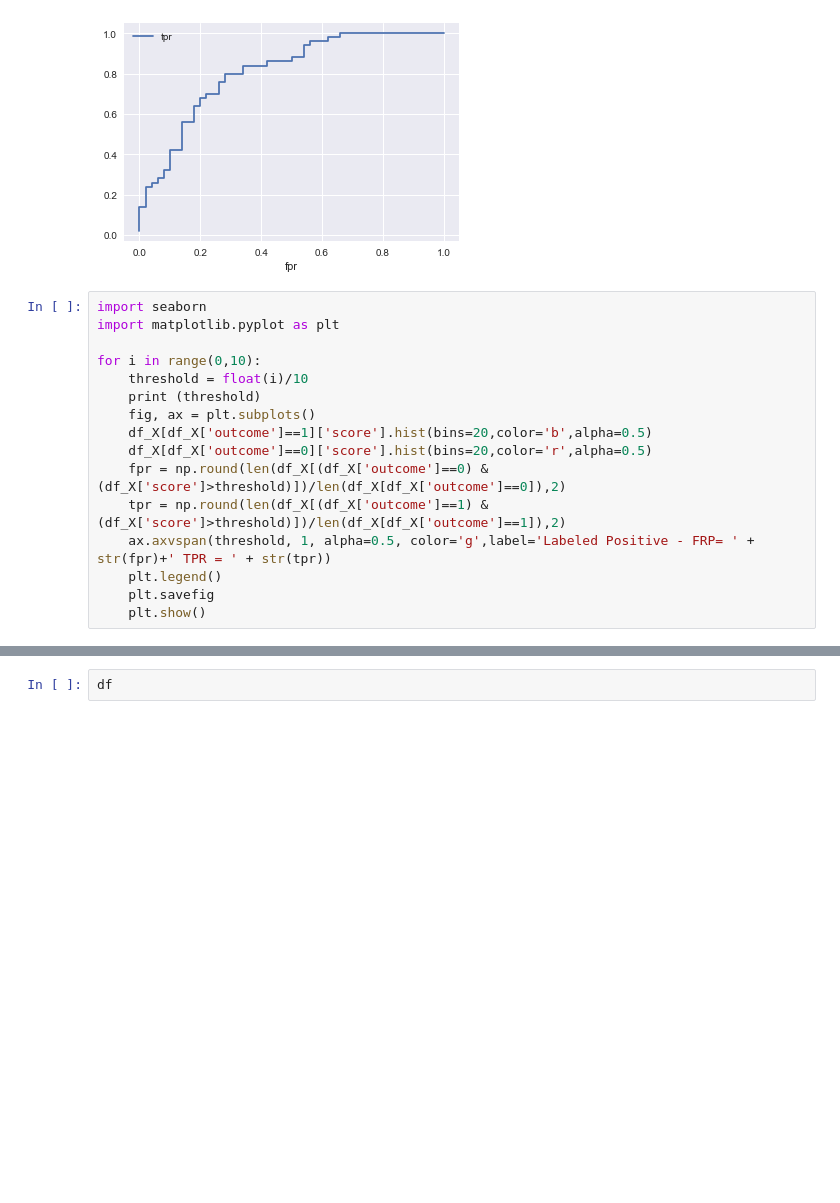
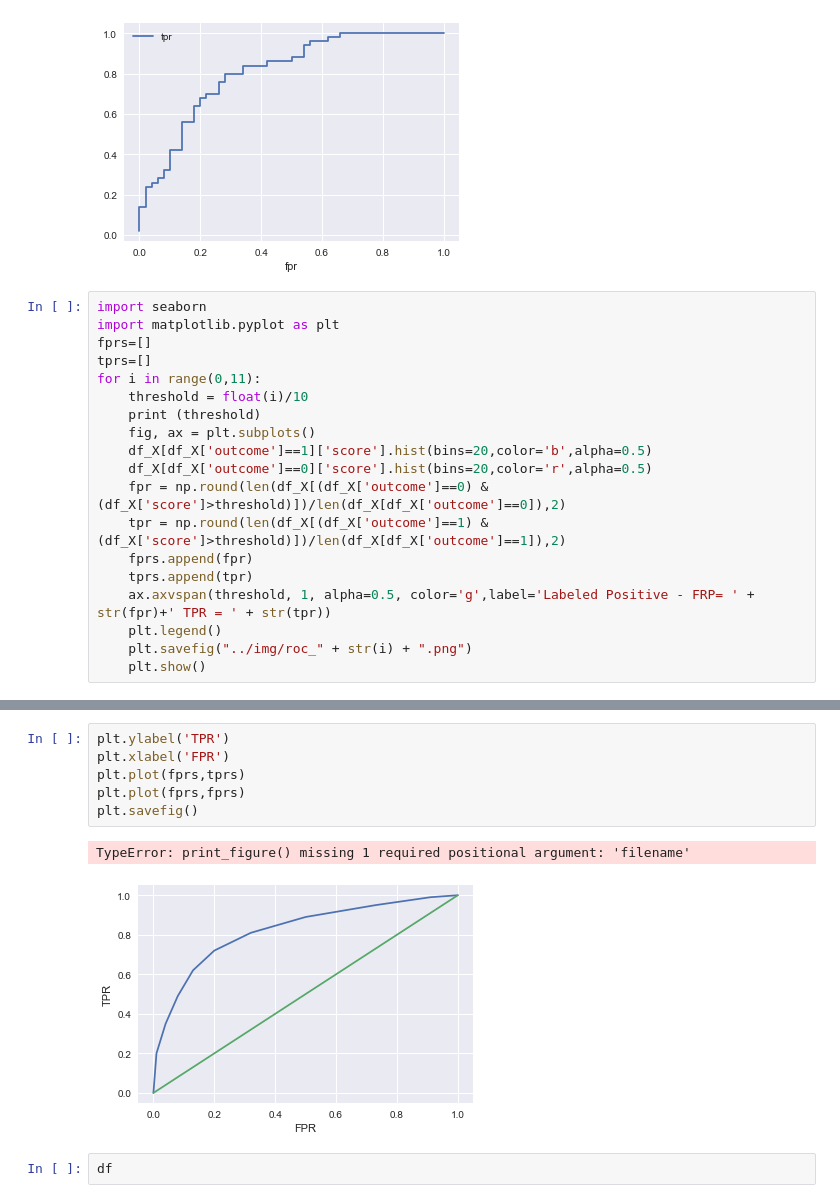
Before and after one commit to doriang102/doriang102.github.io, a Jupyter notebook: notebooks/Classification in Python.ipynb, the cells around one changed output, grey strips where cells are left out. Cells and saved outputs as stored; diff of their text form; blank space fills up the shorter version.

Commit message:
adding roc plots

```diff
--- a/notebooks/Classification in Python.ipynb
+++ b/notebooks/Classification in Python.ipynb
@@ -36,8 +36,9 @@ df.plot(x='fpr',y='tpr')
 # %%
 import seaborn
 import matplotlib.pyplot as plt
-
-for i in range(0,10):
+fprs=[]
+tprs=[]
+for i in range(0,11):
     threshold = float(i)/10
     print (threshold)
     fig, ax = plt.subplots()
@@ -45,9 +46,11 @@ for i in range(0,10):
     df_X[df_X['outcome']==0]['score'].hist(bins=20,color='r',alpha=0.5)
     fpr = np.round(len(df_X[(df_X['outcome']==0) & (df_X['score']>threshold)])/len(df_X[df_X['outcome']==0]),2)
     tpr = np.round(len(df_X[(df_X['outcome']==1) & (df_X['score']>threshold)])/len(df_X[df_X['outcome']==1]),2)
+    fprs.append(fpr)
+    tprs.append(tpr)
     ax.axvspan(threshold, 1, alpha=0.5, color='g',label='Labeled Positive - FRP= ' + str(fpr)+' TPR = ' + str(tpr))
     plt.legend()
-    plt.savefig
+    plt.savefig("../img/roc_" + str(i) + ".png")
     plt.show()
 # %% [output]
 0.0
@@ -87,3 +69,12 @@ df_X[df_X['outcome']==1]
+# %%
+plt.ylabel('TPR')
+plt.xlabel('FPR')
+plt.plot(fprs,tprs)
+plt.plot(fprs,fprs)
+plt.savefig()
+# %% [output]
+TypeError: print_figure() missing 1 required positional argument: 'filename'
+[figure, added]
 # %%
 df
 # %%
```
Also changed, not shown: parts of 2 cells of this notebook, 2 other files.
